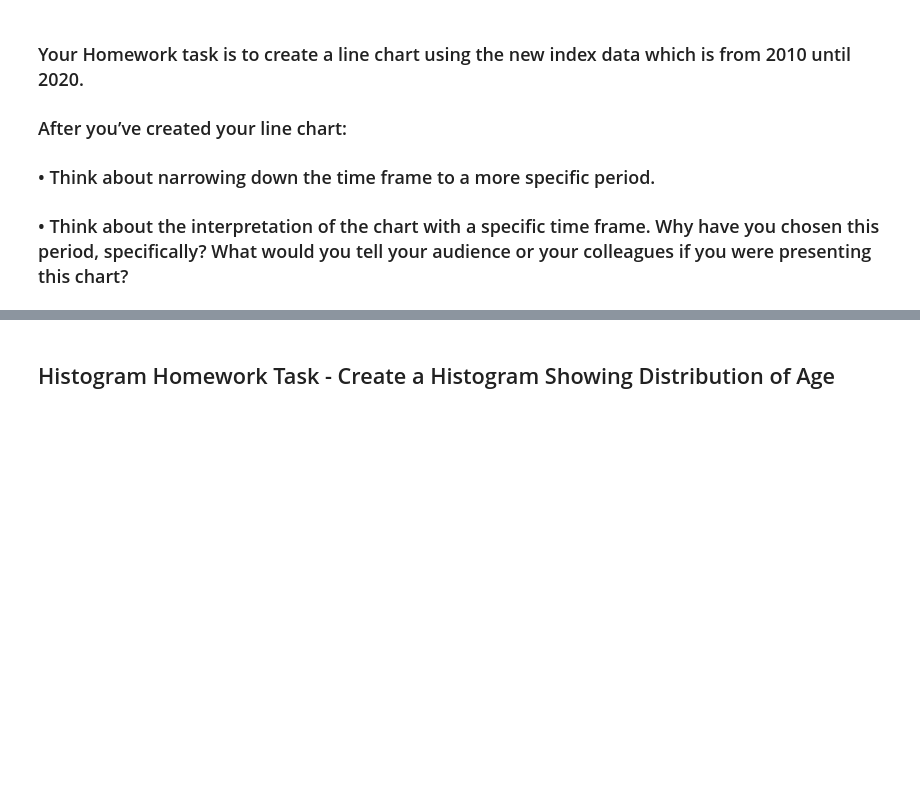
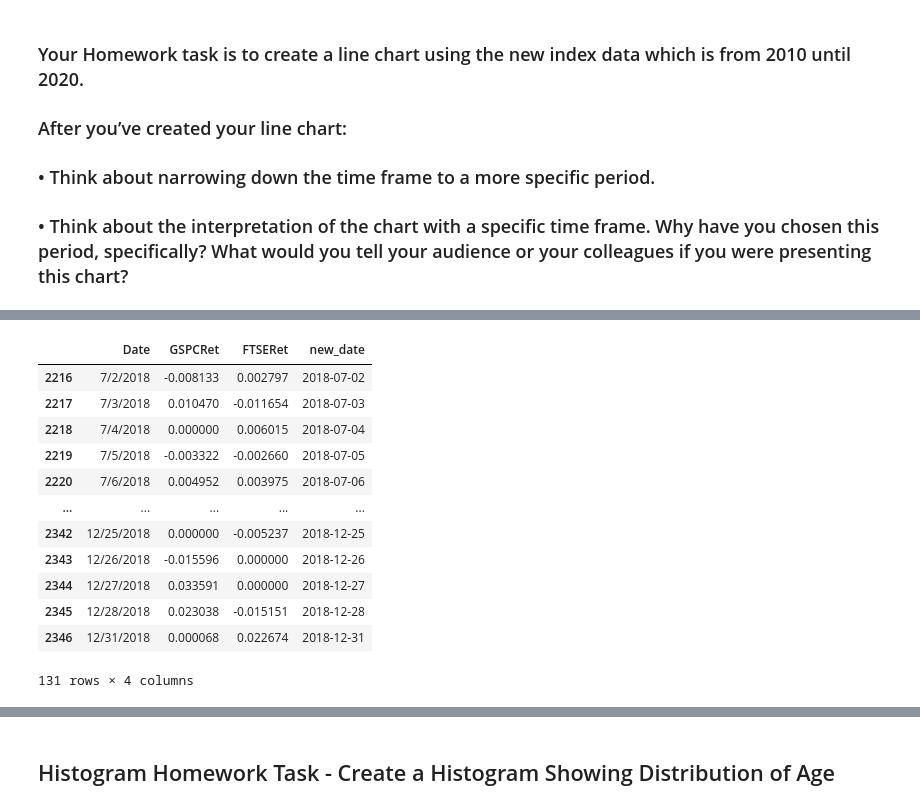
Before and after one commit to roblivesinottawa/data_analytics_python, a Jupyter notebook: S34 - Data Visualization/L1/Data Viz Homework Notebook.ipynb, the cells around one changed output, grey strips where cells are left out. Cells and saved outputs as stored; diff of their text form; code cells hidden in the pictures; blank space fills up the shorter version.

```diff
--- a/S34 - Data Visualization/L1/Data Viz Homework Notebook.ipynb
+++ b/S34 - Data Visualization/L1/Data Viz Homework Notebook.ipynb
@@ -202,0 +252,16 @@ plt.show()
+# %%
+df_spx_ftse_H2_08
+# %% [output]
+|  | Date | GSPCRet | FTSERet | new_date |
+| 2216 | 7/2/2018 | -0.008133 | 0.002797 | 2018-07-02 |
+| 2217 | 7/3/2018 | 0.010470 | -0.011654 | 2018-07-03 |
+| 2218 | 7/4/2018 | 0.000000 | 0.006015 | 2018-07-04 |
+| 2219 | 7/5/2018 | -0.003322 | -0.002660 | 2018-07-05 |
+| 2220 | 7/6/2018 | 0.004952 | 0.003975 | 2018-07-06 |
+| ... | ... | ... | ... | ... |
+| 2342 | 12/25/2018 | 0.000000 | -0.005237 | 2018-12-25 |
+| 2343 | 12/26/2018 | -0.015596 | 0.000000 | 2018-12-26 |
+| 2344 | 12/27/2018 | 0.033591 | 0.000000 | 2018-12-27 |
+| 2345 | 12/28/2018 | 0.023038 | -0.015151 | 2018-12-28 |
+| 2346 | 12/31/2018 | 0.000068 | 0.022674 | 2018-12-31 |
+131 rows × 4 columns
```
Also changed, not shown: parts of 6 cells of this notebook, 1 other file.
